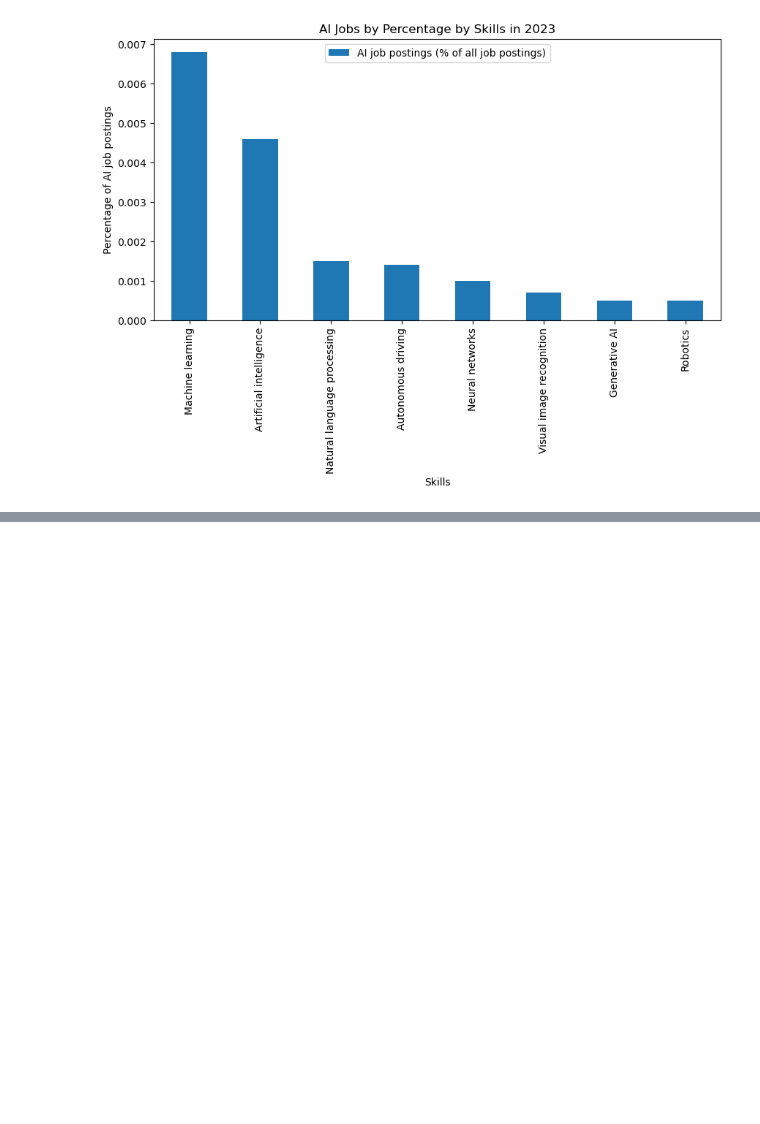
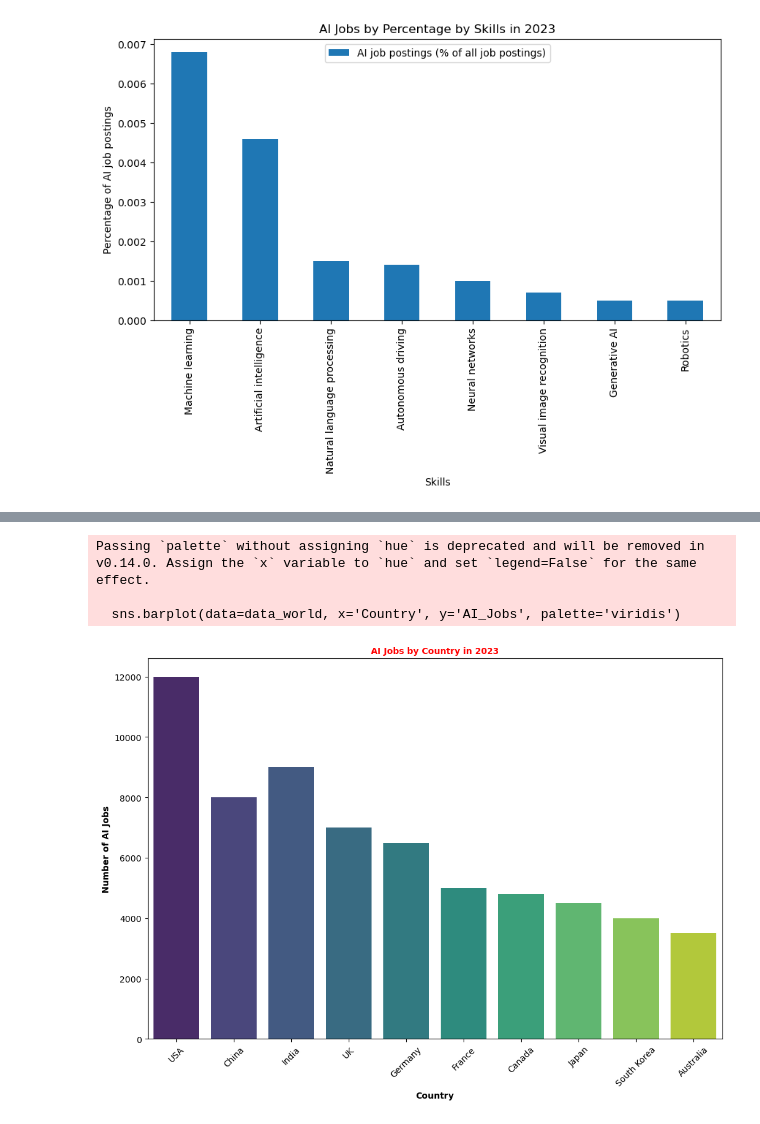
Before and after one commit to inCloset/group3-project-25.02.01, a Jupyter notebook: g3.ipynb, the cells around one changed output, grey strips where cells are left out. Cells and saved outputs as stored; diff of their text form; code cells hidden in the pictures; blank space fills up the shorter version.

```diff
--- a/g3.ipynb
+++ b/g3.ipynb
@@ -198,0 +252,23 @@ plt.show()
+# %%
+import pandas as pd
+import matplotlib.pyplot as plt
+import seaborn as sns
+
+# Sample DataFrame for AI jobs by country
+data_world = pd.DataFrame({
+    'Country': ['USA', 'China', 'India', 'UK', 'Germany', 'France', 'Canada', 'Japan', 'South Korea', 'Australia'],
+    'AI_Jobs': [12000, 8000, 9000, 7000, 6500, 5000, 4800, 4500, 4000, 3500]
+})
+
+plt.figure(figsize=(12, 8))
+sns.barplot(data=data_world, x='Country', y='AI_Jobs', palette='viridis')
+plt.title('AI Jobs by Country in 2023', color='red', fontsize=10, fontweight='bold')
+plt.xlabel('Country', fontsize=10, fontweight='bold')
+plt.ylabel('Number of AI Jobs', fontsize=10, fontweight='bold'),
+plt.xticks(rotation=45)
+plt.show()
+# %% [output]
+Passing `palette` without assigning `hue` is deprecated and will be removed in v0.14.0. Assign the `x` variable to `hue` and set `legend=False` for the same effect.
+
+  sns.barplot(data=data_world, x='Country', y='AI_Jobs', palette='viridis')
+[figure, added]
```
Also changed, not shown: parts of 3 cells of this notebook, 5 other files.
